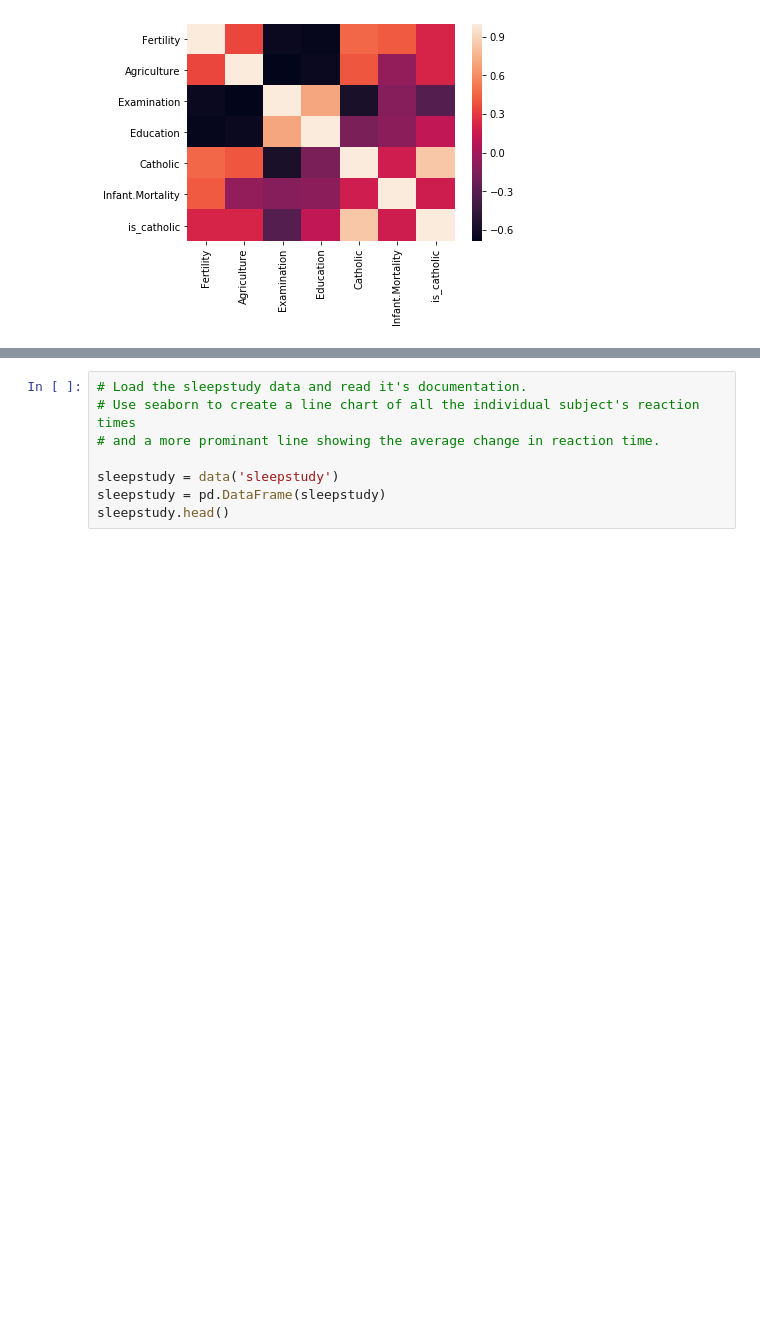
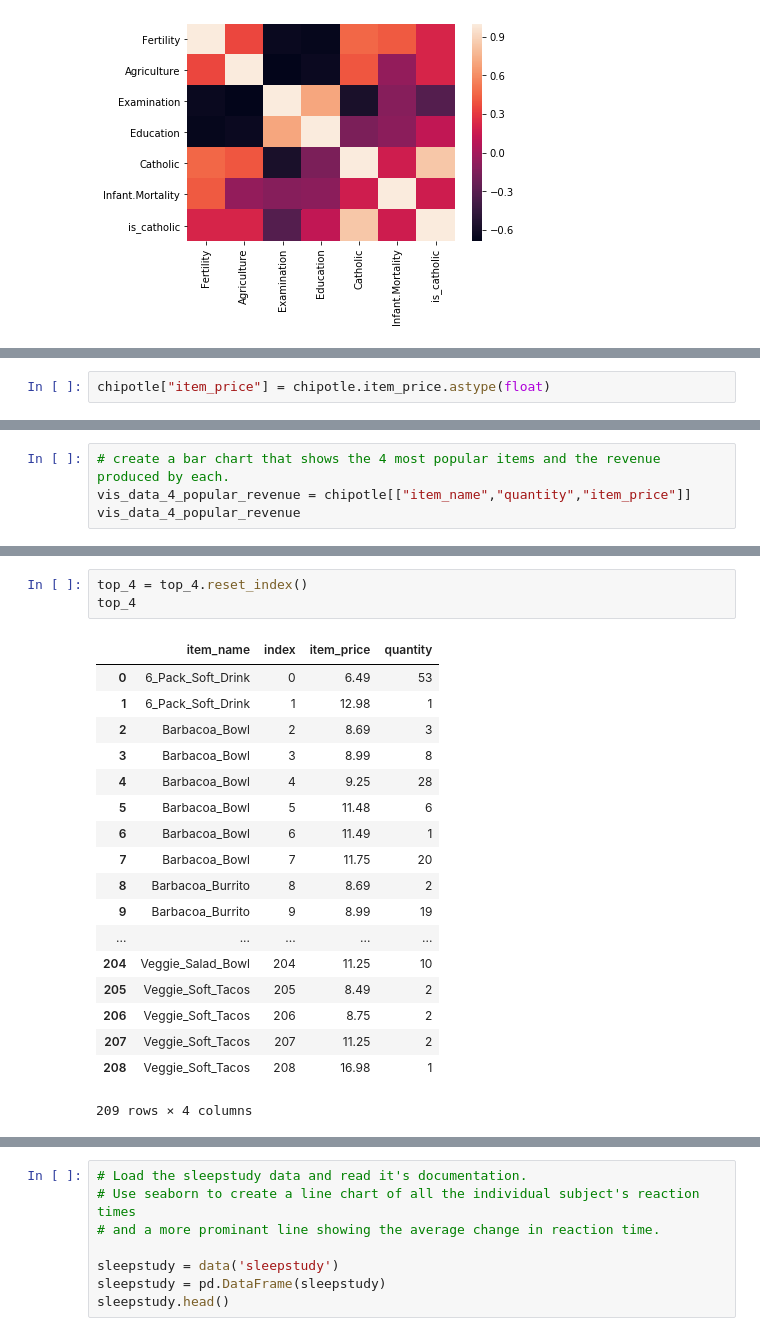
Before and after one commit to Jacqueline-A-Shay/python-exercises, a Jupyter notebook: 4.9_seaborn_exercises.ipynb, the cells around one changed output, grey strips where cells are left out. Drawn from its saved outputs; the diff is of its cells as text; blank space fills up the shorter version.

```diff
--- a/4.9_seaborn_exercises.ipynb
+++ b/4.9_seaborn_exercises.ipynb
@@ -266,0 +298,2 @@ df.head(5)
+# %%
+chipotle["item_price"] = chipotle.item_price.astype(float)
@@ -266,0 +310,4 @@ df.head(5)
+# %%
+# create a bar chart that shows the 4 most popular items and the revenue produced by each.
+vis_data_4_popular_revenue = chipotle[["item_name","quantity","item_price"]]
+vis_data_4_popular_revenue
@@ -266,0 +398,22 @@ df.head(5)
+# %%
+top_4 = top_4.reset_index()
+top_4
+# %% [output]
+|  | item_name | index | item_price | quantity |
+| 0 | 6_Pack_Soft_Drink | 0 | 6.49 | 53 |
+| 1 | 6_Pack_Soft_Drink | 1 | 12.98 | 1 |
+| 2 | Barbacoa_Bowl | 2 | 8.69 | 3 |
+| 3 | Barbacoa_Bowl | 3 | 8.99 | 8 |
+| 4 | Barbacoa_Bowl | 4 | 9.25 | 28 |
+| 5 | Barbacoa_Bowl | 5 | 11.48 | 6 |
+| 6 | Barbacoa_Bowl | 6 | 11.49 | 1 |
+| 7 | Barbacoa_Bowl | 7 | 11.75 | 20 |
+| 8 | Barbacoa_Burrito | 8 | 8.69 | 2 |
+| 9 | Barbacoa_Burrito | 9 | 8.99 | 19 |
+| ... | ... | ... | ... | ... |
+| 204 | Veggie_Salad_Bowl | 204 | 11.25 | 10 |
+| 205 | Veggie_Soft_Tacos | 205 | 8.49 | 2 |
+| 206 | Veggie_Soft_Tacos | 206 | 8.75 | 2 |
+| 207 | Veggie_Soft_Tacos | 207 | 11.25 | 2 |
+| 208 | Veggie_Soft_Tacos | 208 | 16.98 | 1 |
+209 rows × 4 columns
```
Also changed, not shown: parts of 13 cells of this notebook, 1 other file.
